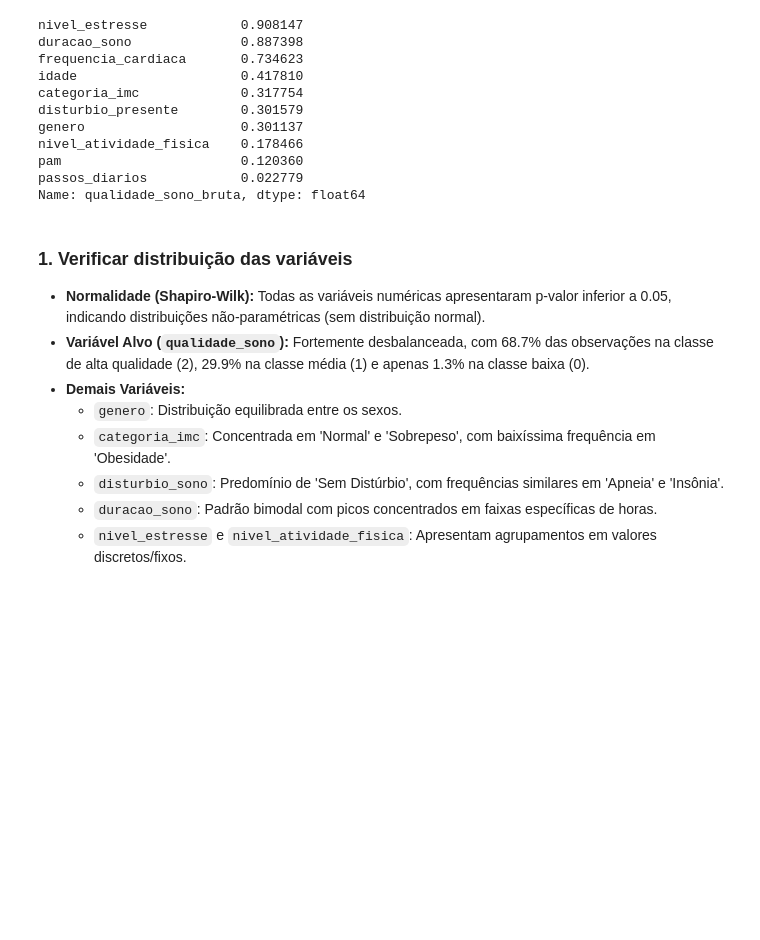
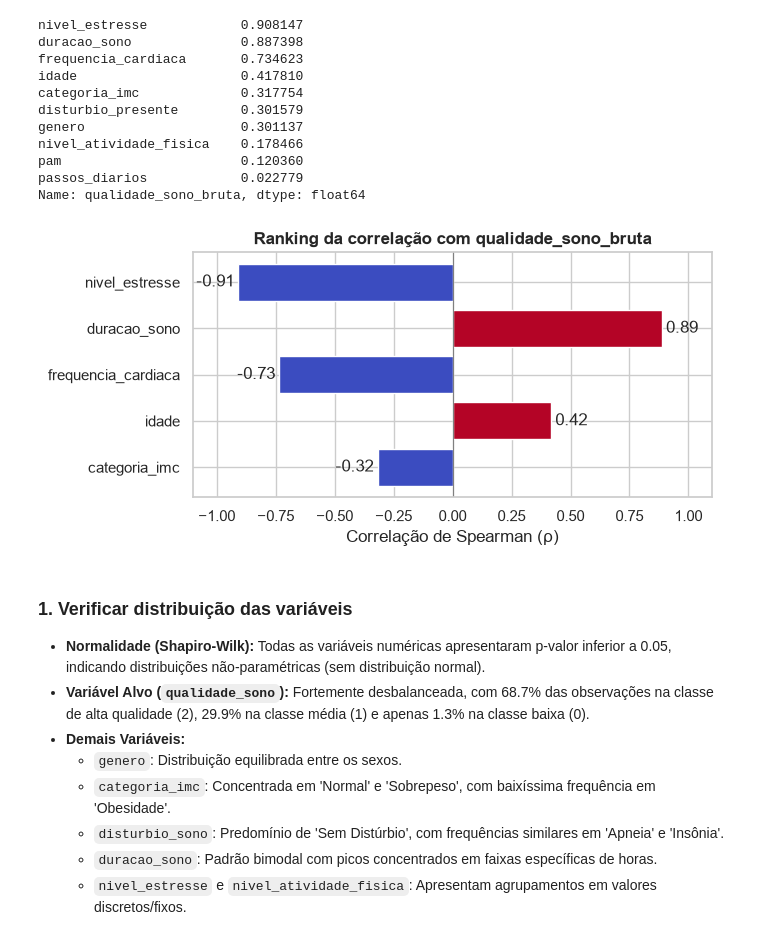
Before and after one commit to Squad-Nina-da-Hora/wmc-projeto-final-lifestyle, a Jupyter notebook: analise.ipynb, the cells around one changed output. Cells and saved outputs as stored; diff of their text form; code cells hidden in the pictures; blank space fills up the shorter version.

Commit message:
adicionando gráfico para variáveis com maior correlacao

```diff
--- a/analise.ipynb
+++ b/analise.ipynb
@@ -811,6 +811,35 @@ nivel_atividade_fisica    0.178466
 pam                       0.120360
 passos_diarios            0.022779
 Name: qualidade_sono_bruta, dtype: float64
+# %%
+# Selecionando as 5 primeiras variáveis do ranking absoluto
+top5 = corr_rank.head(5).index
+
+# Armazenando os valores com sinal
+df_rank = pd.DataFrame({
+    'valor': corr.loc[top5, var_alvo_num]
+})
+df_rank['valor_abs'] = df_rank['valor'].abs()
+df_rank = df_rank.sort_values(by='valor_abs', ascending=False).reset_index(names='feature')
+
+# Definindo as cores das barras conforme o sinal real (positivo ou negativo)
+cores_barras = [paleta_divergente(1.0) if val >= 0 else paleta_divergente(0.0) for val in df_rank['valor']]
+
+# Exibindo o gráfico
+fig, ax = plt.subplots(figsize=(7, 3.5))
+barras = ax.barh(df_rank['feature'], df_rank['valor'], color=cores_barras)
+ax.bar_label(barras, fmt='%.2f', padding=3)
+ax.invert_yaxis()  # Mantém a maior correlação no topo
+ax.axvline(0, color='gray', linewidth=0.8)
+ax.set_xlim(-1.1, 1.1)
+ax.set_title(f'Ranking da correlação com {var_alvo_num}', fontsize=12, fontweight='bold')
+ax.set_xlabel('Correlação de Spearman (ρ)')
+ax.set_ylabel('')
+
+plt.tight_layout()
+plt.show()
+# %% [output]
+[figure, added]
 # %%
 # Relatório da análise exploratória
 
```
Also changed, not shown: parts of 1 cell of this notebook.
